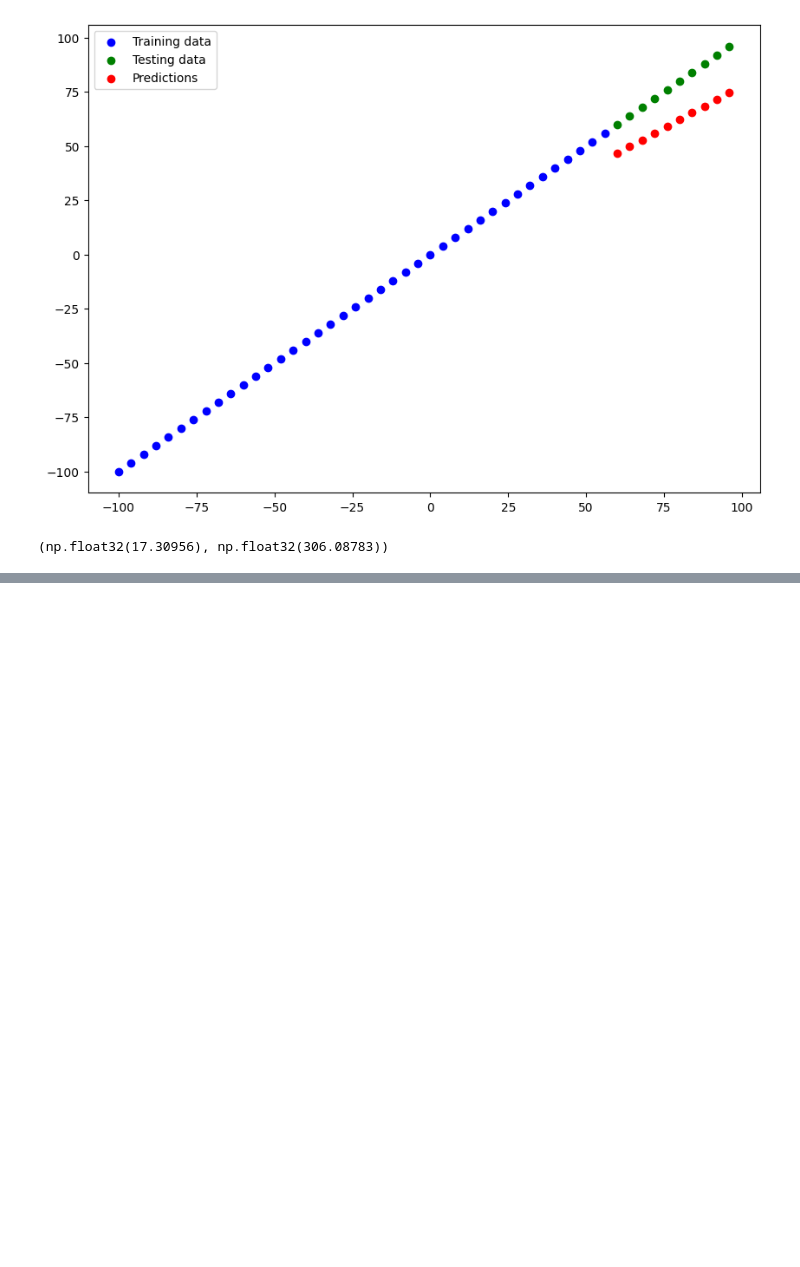
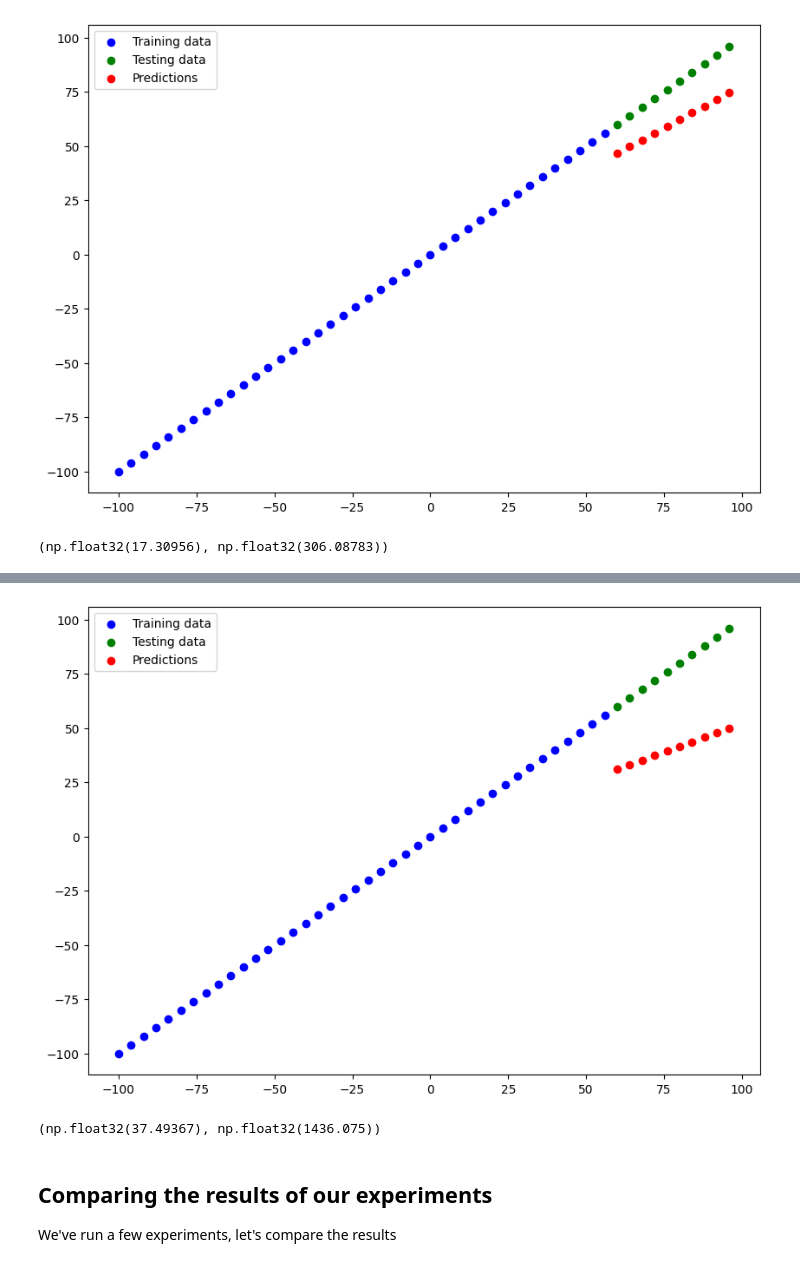
Before and after one commit to JoseAlberto88/TensorFlow, a Jupyter notebook: 01_neural_network_regression_with_tensorflow_video.ipynb, the cells around one changed output, grey strips where cells are left out. Saved outputs shown, nothing was run; the diff lists cells and outputs as text; code cells hidden in the pictures; blank space fills up the shorter version.

```diff
--- a/01_neural_network_regression_with_tensorflow_video.ipynb
+++ b/01_neural_network_regression_with_tensorflow_video.ipynb
@@ -730,0 +735,18 @@ mae_2, mse_2
+# %%
+# Set the random seed
+tf.random.set_seed(42)
+
+# 1. Create the model
+model_3 = tf.keras.Sequential([
+    tf.keras.Input(shape=(1,)),
+    tf.keras.layers.Dense(10),
+    tf.keras.layers.Dense(1)
+])
+
+# 2. compile the model
+model_3.compile(loss=tf.keras.losses.mae,
+                optimizer=tf.keras.optimizers.SGD(),
+                metrics=['mae'])
+
+# 3. Fit the model
+model_3.fit(X_train, y_train, epochs=500)
@@ -730,0 +772,5 @@ mae_2, mse_2
+# %%
+# Make and plot some predictions
+y_pred_3 = model_3.predict(X_test)
+plot_predictions(predictions=y_pred_3)
+# %% [output]
@@ -730,0 +778,12 @@ mae_2, mse_2
+[figure, added]
+# %%
+# Calculate model_3 evaluation matrics
+mae_3 = mae(y_test, y_pred_3)
+mse_3 = mse(y_test, y_pred_3)
+mae_3, mse_3
+# %% [output]
+(np.float32(37.49367), np.float32(1436.075))
+# %% [markdown]
+## Comparing the results of our experiments
+
+We've run a few experiments, let's compare the results
```
Also changed, not shown: parts of 3 cells of this notebook.
